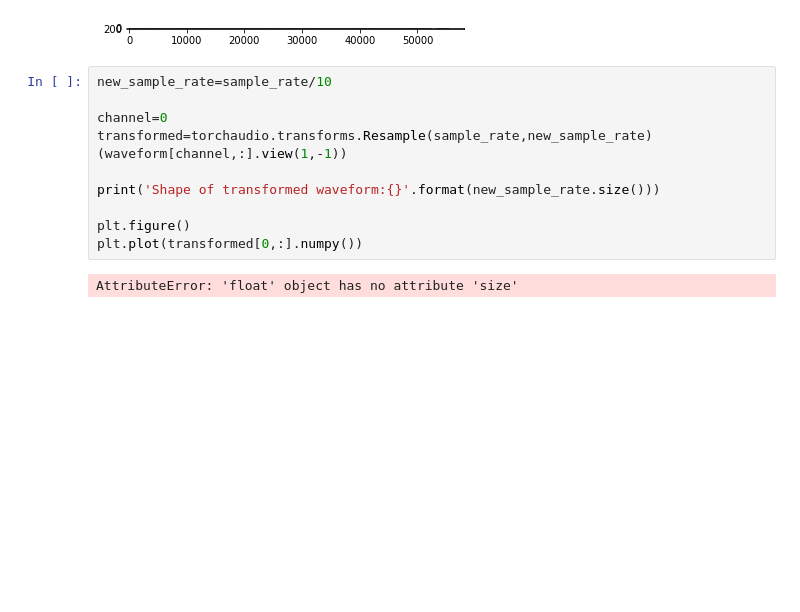
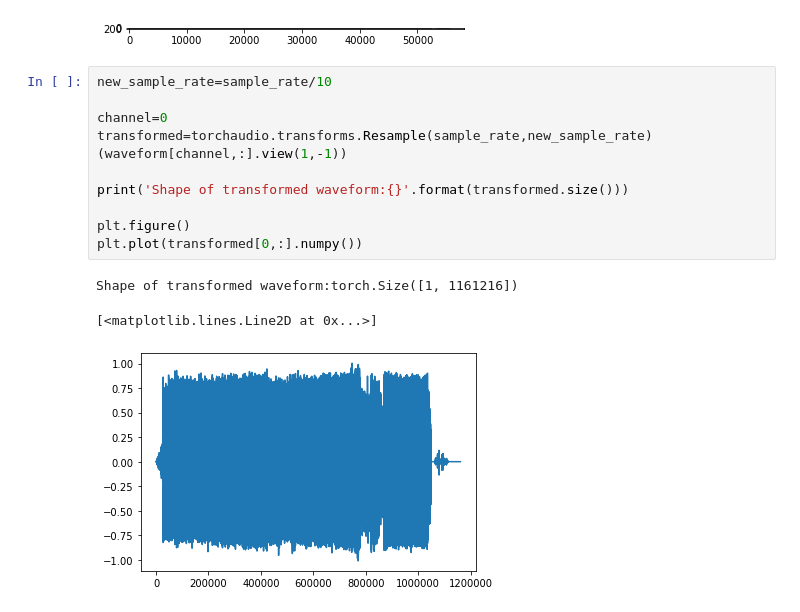
Before and after one commit to AkashNagaraj/supreme-torch, a Jupyter notebook: Audio with pytorch.ipynb, the cells around one changed output. Drawn from its saved outputs; the diff is of its cells as text; blank space fills up the shorter version.

```diff
--- a/Audio with pytorch.ipynb
+++ b/Audio with pytorch.ipynb
@@ -29,13 +32,14 @@ Shape of spectogram:torch.Size([2, 201, 58061])
 # %%
 new_sample_rate=sample_rate/10
 
 channel=0
-transformed=torchaudio.transforms.Resample(sample_rate,new_sample_rate)
-(waveform[channel,:].view(1,-1))
+transformed=torchaudio.transforms.Resample(sample_rate,new_sample_rate)(waveform[channel,:].view(1,-1))
 
-print('Shape of transformed waveform:{}'.format(new_sample_rate.size()))
+print('Shape of transformed waveform:{}'.format(transformed.size()))
 
 plt.figure()
 plt.plot(transformed[0,:].numpy())
 # %% [output]
-AttributeError: 'float' object has no attribute 'size'
+Shape of transformed waveform:torch.Size([1, 1161216])
+[<matplotlib.lines.Line2D at 0x...>]
+[figure, added]
```
Also changed, not shown: parts of 5 cells of this notebook.
